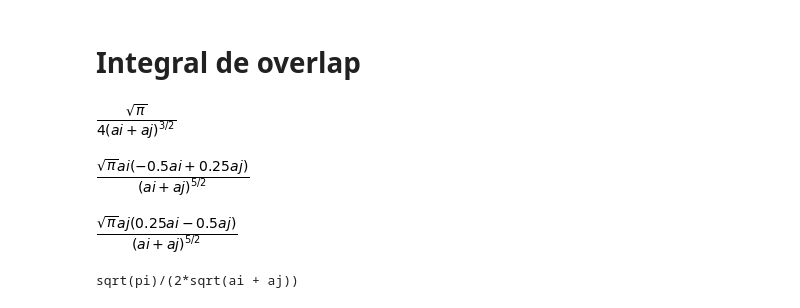
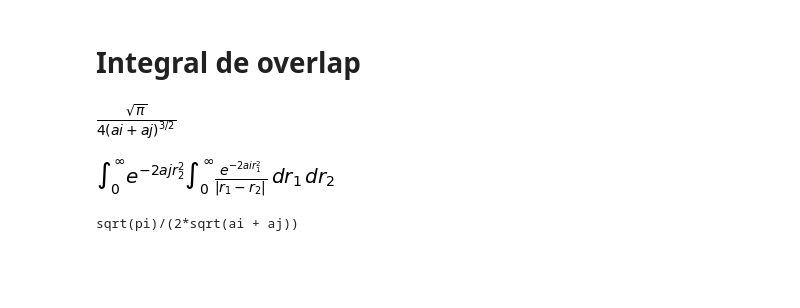
Before and after one commit to flsanchez/E3, a Jupyter notebook: guia_1/Hvariacional.ipynb, the cells around one changed output. Drawn from its saved outputs; the diff is of its cells as text; code cells hidden in the pictures; blank space fills up the shorter version.

```diff
--- a/guia_1/Hvariacional.ipynb
+++ b/guia_1/Hvariacional.ipynb
@@ -70,6 +70,8 @@ array([[4.19640644e-02, 9.61391815e-02, 1.12857904e-01, 1.17042513e-01,
 aj = sp.Symbol("aj",positive=True)
 ai = sp.Symbol("ai",positive=True)
 r = sp.Symbol("r",positive=True)
+r1 = sp.Symbol("r1",positive=True,real=True)
+r2 = sp.Symbol("r2",positive=True,real=True)
 # %% [markdown]
 # Integral de overlap
 # %%
@@ -77,13 +79,13 @@ sp.simplify(sp.integrate(sp.exp(-aj*r**2)*sp.exp(-ai*r**2)*r**2,(r,0,oo)))
 # %% [output]
 [figure]
 # %%
-sp.simplify(sp.integrate(sp.exp(-aj*r**2)*(-0.5)*sp.diff(sp.exp(-ai*r**2),r,2)*r**2,(r,0,oo)))
+a = sp.simplify(sp.integrate(sp.exp(-aj*r**2)*(-0.5)*sp.diff(sp.exp(-ai*r**2),r,2)*r**2,(r,0,oo)))
-# %% [output]
-[figure, removed]
 # %%
-sp.simplify(sp.integrate(sp.exp(-ai*r**2)*(-0.5)*sp.diff(sp.exp(-aj*r**2),r,2)*r**2,(r,0,oo)))
+b = sp.simplify(sp.integrate(sp.exp(-ai*r**2)*(-1/r)*sp.diff(sp.exp(-aj*r**2),r,1)*r**2,(r,0,oo)))
-# %% [output]
-[figure, removed]
+# %%
+sp.simplify(sp.integrate(sp.exp(-2*ai*r1**2)*sp.exp(-2*aj*r2**2)/sp.Abs(r1-r2),(r1,0,oo),(r2,0,oo)))
+# %% [output]
+[figure, added]
 # %%
 sp.simplify(sp.integrate(sp.exp(-aj*r**2)*sp.exp(-ai*r**2),(r,0,oo)))
 # %% [output]
```
Also changed, not shown: parts of 1 cell of this notebook, 43 other files.
